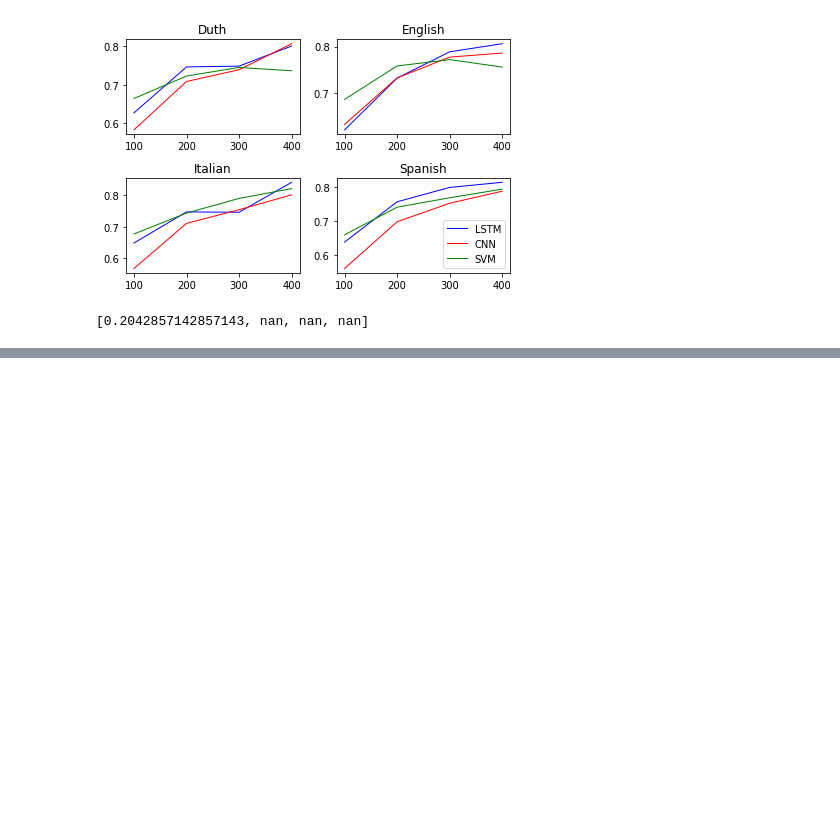
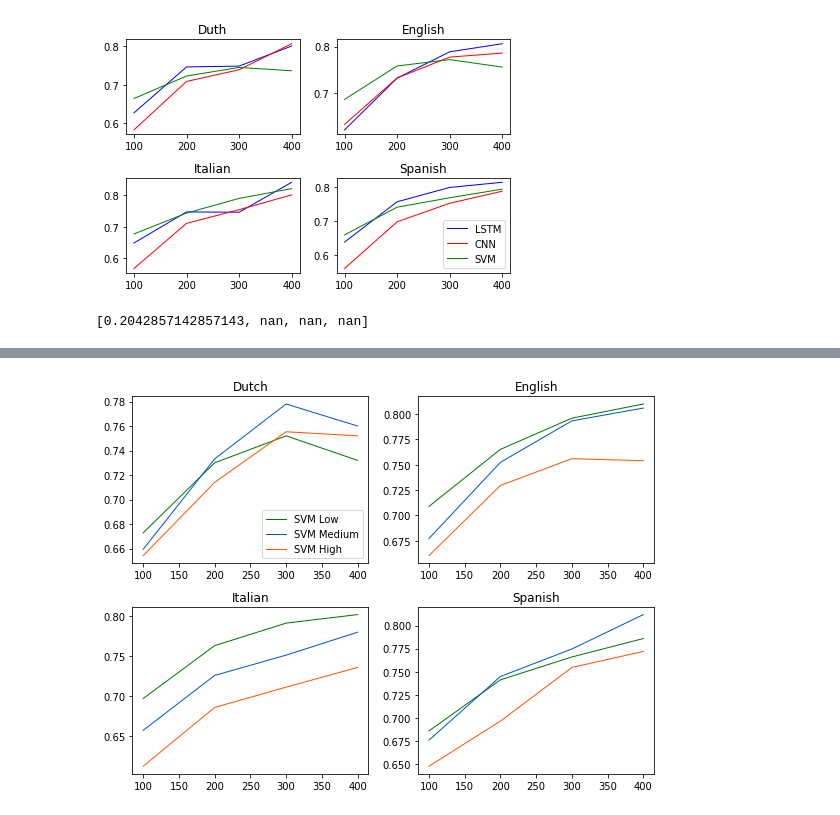
Before and after one commit to eduardogc8/simple-qc, a Jupyter notebook: plots.ipynb, the cells around one changed output, grey strips where cells are left out. Cells and saved outputs as stored; diff of their text form; code cells hidden in the pictures; blank space fills up the shorter version.

```diff
--- a/plots.ipynb
+++ b/plots.ipynb
@@ -645,0 +775,94 @@ lstm_spa
+# %%
+from matplotlib.font_manager import FontProperties
+
+fontP = FontProperties()
+fontP.set_size('small')
+
+
+df_en_l = results = pd.read_csv('results/DISEQuA_svm_tfidf_en.csv')
+df_en_m = results = pd.read_csv('results/DISEQuA_svm_cortes_en.csv')
+df_en_h = results = pd.read_csv('results/DISEQuA_svm_high_en.csv')
+
+df_es_l = results = pd.read_csv('results/DISEQuA_svm_tfidf_es.csv')
+df_es_m = results = pd.read_csv('results/DISEQuA_svm_cortes_es.csv')
+df_es_h = results = pd.read_csv('results/DISEQuA_svm_high_es.csv')
+
+df_it_l = results = pd.read_csv('results/DISEQuA_svm_tfidf_it.csv')
+df_it_m = results = pd.read_csv('results/DISEQuA_svm_cortes_it.csv')
+df_it_h = results = pd.read_csv('results/DISEQuA_svm_high_it.csv')
+
+df_nl_l = results = pd.read_csv('results/DISEQuA_svm_tfidf_nl.csv')
+df_nl_m = results = pd.read_csv('results/DISEQuA_svm_cortes_nl.csv')
+df_nl_h = results = pd.read_csv('results/DISEQuA_svm_high_nl.csv')
+
+#sizes = [100, 500, 1000, 1500, 2000, 2500, 3000, 3500, 4000, 4500, 5000, 5500]
+sizes = df_nl_h.train_size.unique()
+
+r_en_l = []
+r_en_m = []
+r_en_h = []
+
+r_es_l = []
+r_es_m = []
+r_es_h = []
+
+r_it_l = []
+r_it_m = []
+r_it_h = []
+
+r_nl_l = []
+r_nl_m = []
+r_nl_h = []
+
+for train_size in sizes:
+    r_en_l.append(df_en_l[df_en_l.train_size == train_size].accuracy.mean())
+    r_en_m.append(df_en_m[df_en_m.train_size == train_size].accuracy.mean())
+    r_en_h.append(df_en_h[df_en_h.train_size == train_size].accuracy.mean())
+
+    r_es_l.append(df_es_l[df_es_l.train_size == train_size].accuracy.mean())
+    r_es_m.append(df_es_m[df_es_m.train_size == train_size].accuracy.mean())
+    r_es_h.append(df_es_h[df_es_h.train_size == train_size].accuracy.mean())
+
+    r_it_l.append(df_it_l[df_it_l.train_size == train_size].accuracy.mean())
+    r_it_m.append(df_it_m[df_it_m.train_size == train_size].accuracy.mean())
+    r_it_h.append(df_it_h[df_it_h.train_size == train_size].accuracy.mean())
+
+    r_nl_l.append(df_nl_l[df_nl_l.train_size == train_size].accuracy.mean())
+    r_nl_m.append(df_nl_m[df_nl_m.train_size == train_size].accuracy.mean())
+    r_nl_h.append(df_nl_h[df_nl_h.train_size == train_size].accuracy.mean())
+
+fig, axes = plt.subplots(2, 2, constrained_layout=False, figsize=(8,6))
+
+plt.subplot(2, 2, 1)
+plt.plot(sizes, r_nl_l, linewidth=1., color='#007700')
+plt.plot(sizes, r_nl_m, linewidth=1., color='#0055CC')
+plt.plot(sizes, r_nl_h, linewidth=1., color='#FF5500')
+#plt.xticks([500, 1500, 2500, 3500, 4500, 5500])
+plt.title('Dutch')
+plt.legend(['SVM Low', 'SVM Medium', 'SVM High'], loc='lower right')
+
+plt.subplot(2, 2, 2)
+plt.plot(sizes, r_en_l, linewidth=1., color='#007700')
+plt.plot(sizes, r_en_m, linewidth=1., color='#0055CC')
+plt.plot(sizes, r_en_h, linewidth=1., color='#FF5500')
+#plt.xticks([500, 1500, 2500, 3500, 4500, 5500])
+plt.title('English')
+
+plt.subplot(2, 2, 3)
+plt.plot(sizes, r_it_l, linewidth=1., color='#007700')
+plt.plot(sizes, r_it_m, linewidth=1., color='#0055CC')
+plt.plot(sizes, r_it_h, linewidth=1., color='#FF5500')
+#plt.xticks([500, 1500, 2500, 3500, 4500, 5500])
+plt.title('Italian')
+
+plt.subplot(2, 2, 4)
+plt.plot(sizes, r_es_l, linewidth=1., color='#007700')
+plt.plot(sizes, r_es_m, linewidth=1., color='#0055CC')
+plt.plot(sizes, r_es_h, linewidth=1., color='#FF5500')
+#plt.xticks([500, 1500, 2500, 3500, 4500, 5500])
+plt.title('Spanish')
+
+plt.tight_layout()
+plt.savefig('plt_disequa_svm.eps', dpi=100, format='eps')
+# %% [output]
+[figure, added]
```
Also changed, not shown: parts of 8 cells of this notebook, 13 other files.
